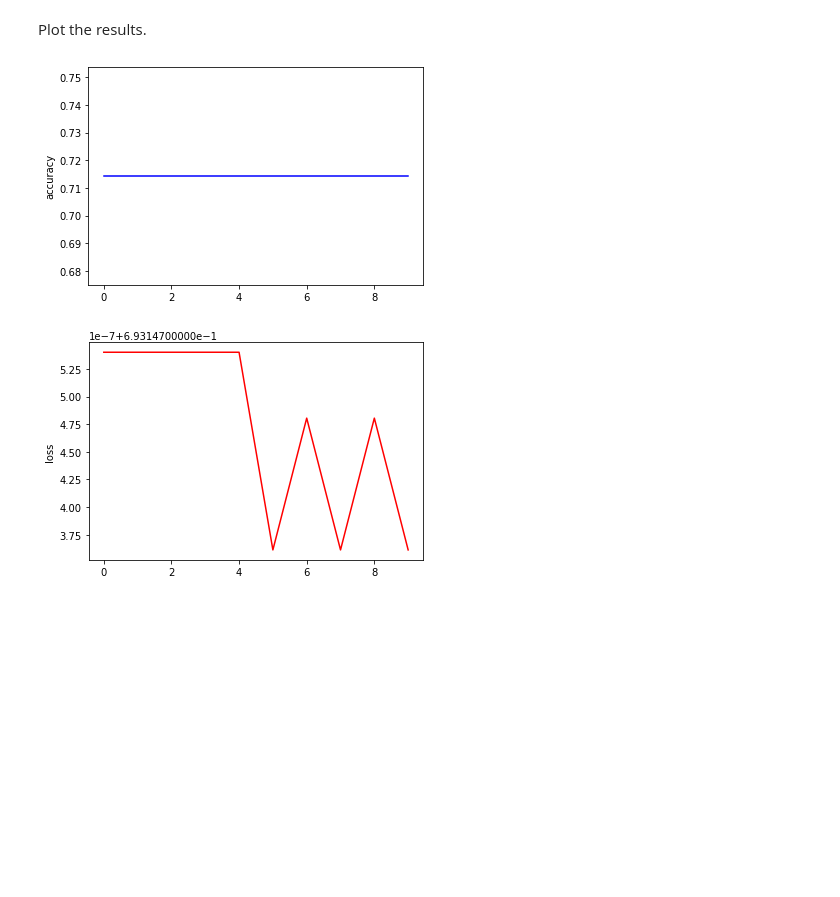
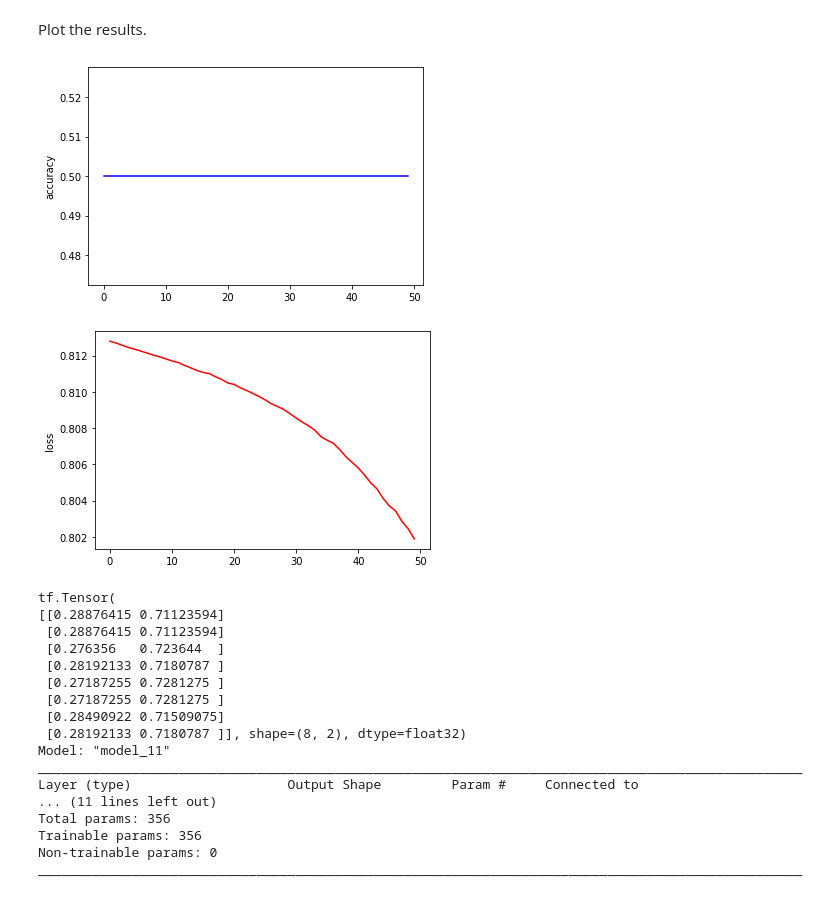
Before and after one commit to tensorflow/quantum, a Jupyter notebook: docs/tutorials/quantum_advantage_in_learning_from_experiments.ipynb, the cells around one changed output. Drawn from its saved outputs; the diff is of its cells as text; code cells hidden in the pictures; blank space fills up the shorter version.

```diff
--- a/docs/tutorials/quantum_advantage_in_learning_from_experiments.ipynb
+++ b/docs/tutorials/quantum_advantage_in_learning_from_experiments.ipynb
@@ -210,7 +213,7 @@ class IntermediateLayer(tf.keras.Model):
         super(IntermediateLayer, self).__init__(name='')
 
     def build(self, input_shape):
-        self.kernel = self.add_weight("kernel", shape=[int(input_shape[2]), 2])
+        self.kernel = self.add_weight("kernel", shape=[int(input_shape[2]), 8])
 
     def call(self, x):
         x = tf.math.reduce_mean(x, axis=1)
@@ -243,33 +249,45 @@ conjoined_net = tf.keras.Model(inputs=[input_1, input_2], outputs=prediction)
 # %% [markdown]
 We train the model
 # %%
-optimizer = tf.keras.optimizers.Adam(learning_rate=0.0005)
+optimizer = tf.keras.optimizers.Adam(learning_rate=0.001)
 loss = tf.keras.losses.BinaryCrossentropy(from_logits=False)
 
 conjoined_net.compile(optimizer=optimizer, loss=loss, metrics=['accuracy'])
 
+def _sample_different(max_val, ref):
+    ret = ref
+    while ret == ref:
+        ret = rand_source.choice(max_val)
+    return ret
+
 x1 = []
 x2 = []
 y = []
-for i in range(n_paulis):
-    x1.append(all_results[i].astype(float))
-    x2.append(all_results[i].astype(float))
-    y.append([1.0, 0.0])
+for pauli_idx in range(n_paulis):
+    # Same Pauli
+    for i in range(n_repeats):
+        j = _sample_different(n_repeats, i)
 
-    x1.append(all_results[i].astype(float))
-    x2.append(all_results[(i + 1) % n_paulis].astype(float))
-    y.append([0.0, 1.0])
+        x1.append(all_results[pauli_idx][i].astype(float))
+        x2.append(all_results[pauli_idx][j].astype(float))
+        y.append([1.0, 0.0])
+
+    # Different Pauli
+    for i in range(n_repeats):
+        other_pauli_idx = _sample_different(n_paulis, pauli_idx)
+        j = rand_source.choice(n_repeats)
+        x1.append(all_results[pauli_idx][i].astype(float))
+        x2.append(all_results[other_pauli_idx][j].astype(float))
+        y.append([0.0, 1.0])
 
 x1 = np.stack(x1)
 x2 = np.stack(x2)
 y = np.stack(y)
 
-
-loss = conjoined_net.train_on_batch((x1, x2), y)
-
 history = conjoined_net.fit(
     x=[x1, x2],
     y=y,
-    epochs=10,
-    verbose=1)
+    epochs=50,
+    batch_size=(2*n_paulis),
+    verbose=2)
 # %% [output]
@@ -298,11 +313,31 @@ Plot the results.
 # %%
 plt.plot(history.history['accuracy'], 'b')
 plt.ylabel('accuracy')
 plt.show()
 
 plt.plot(history.history['loss'], 'r')
 plt.ylabel('loss')
 plt.show()
+
+print(conjoined_net((x1, x2)))
+conjoined_net.summary()
 # %% [output]
-[figure, old version]
+[figure, new version]
-[figure, old version]
+[figure, new version]
+tf.Tensor(
+[[0.28876415 0.71123594]
+ [0.28876415 0.71123594]
+ [0.276356   0.723644  ]
+ [0.28192133 0.7180787 ]
+ [0.27187255 0.7281275 ]
+ [0.27187255 0.7281275 ]
+ [0.28490922 0.71509075]
+ [0.28192133 0.7180787 ]], shape=(8, 2), dtype=float32)
+Model: "model_11"
+__________________________________________________________________________________________________
+Layer (type)                    Output Shape         Param #     Connected to
+... (11 lines left out)
+Total params: 356
+Trainable params: 356
+Non-trainable params: 0
+__________________________________________________________________________________________________
```
Also changed, not shown: parts of 3 cells of this notebook.
